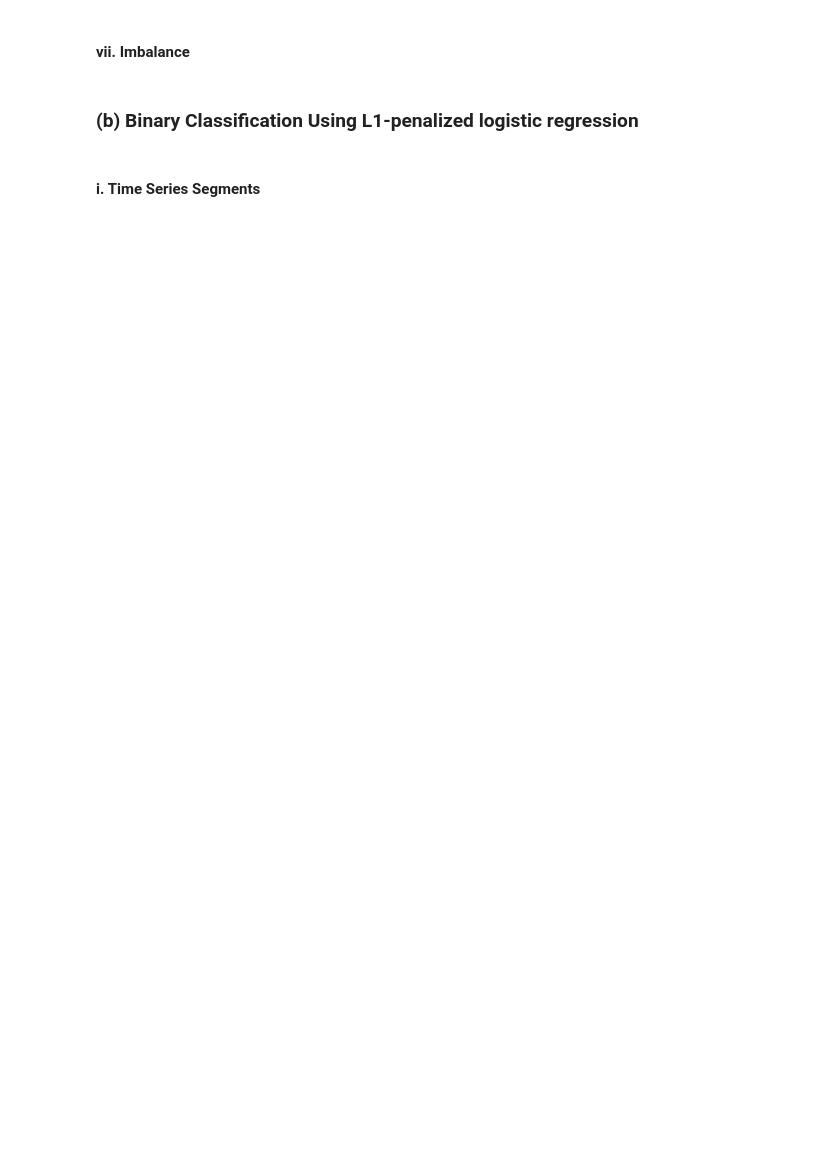
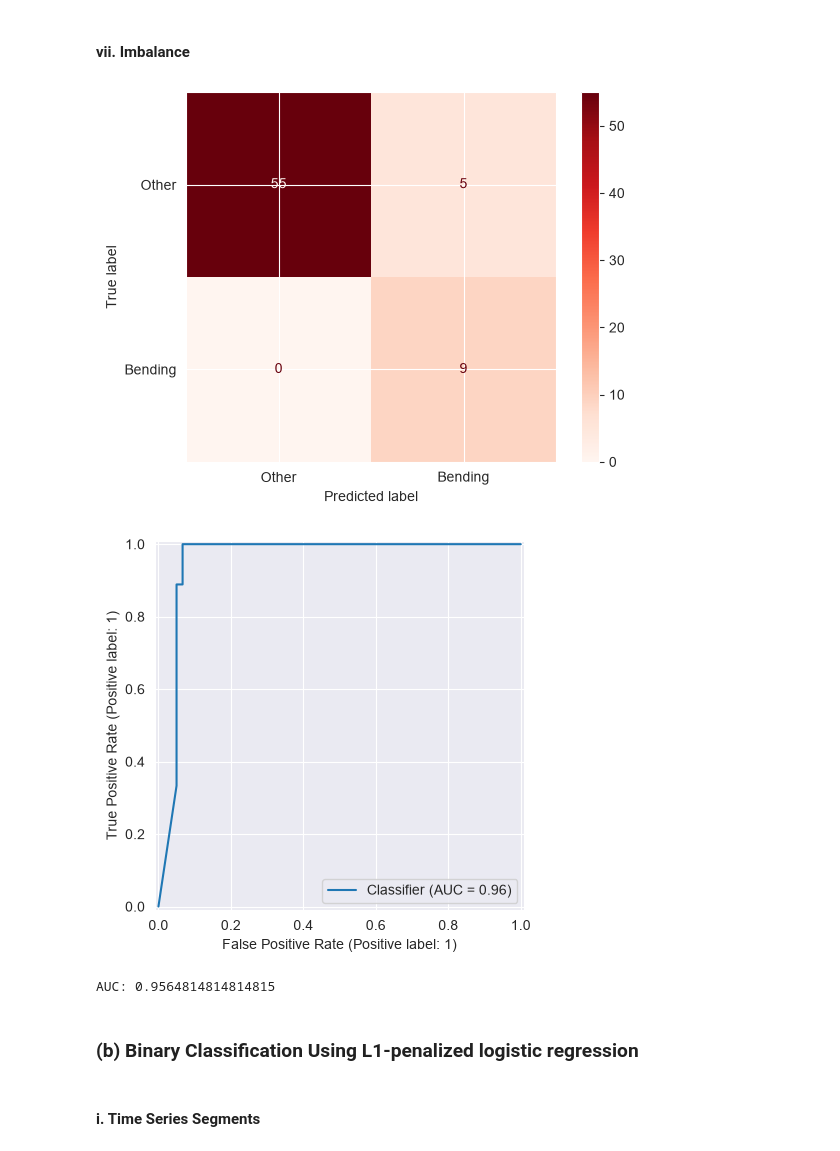
Before and after one commit to johncase17/DSCI552HW4, a Jupyter notebook: notebook/Case_John_HW4.ipynb, the cells around one changed output. Drawn from its saved outputs; the diff is of its cells as text; code cells hidden in the pictures; blank space fills up the shorter version.

```diff
--- a/notebook/Case_John_HW4.ipynb
+++ b/notebook/Case_John_HW4.ipynb
@@ -248,0 +411,9 @@ print(std_interval)
+# %%
+#Logistic regression and p-values
+filtered_cols = selector.get_feature_names_out()
+x_sm = sm.add_constant(sel_x[filtered_cols])
+log_reg = sm.Logit(sel_y, x_sm).fit()
+yhat = log_reg.predict(x_sm)
+prediction = list(map(round, yhat))
+b_p_params = pd.DataFrame({'p-values': log_reg.pvalues, 'Bi': log_reg.params})
+print('\n' + str(b_p_params))
@@ -253,5 +463,30 @@ print(std_interval)
 # %% [markdown]
 #### vii. Imbalance
+# %%
+#Classes are not balanced: train data ratio is 9:60
+min_class = sample['class'].value_counts().min()
+balanced_sample = sample.groupby('class').sample(n=min_class, random_state=42).reset_index(drop=True)
+bal_x = balanced_sample.drop(columns='class')[filtered_cols]
+bal_y = balanced_sample['class']
+reg.fit(bal_x, bal_y)
+reg.intercept_ = reg.intercept_ + math.log(min_class/60)
+
+#confusion matrix
+c_matrix= confusion_matrix(sel_y, reg.predict(sel_x[filtered_cols]))
+disp = ConfusionMatrixDisplay(confusion_matrix=c_matrix, display_labels=['Other', 'Bending'])
+disp.plot(cmap=plt.cm.Reds)
+plt.show()
+
+#ROC and AUC
+scores = reg.predict_proba(sel_x[filtered_cols])[:, 1]
+auc = roc_auc_score(sel_y, scores)
+RocCurveDisplay.from_predictions(sel_y, scores)
+plt.show()
+print('AUC: ' + str(auc))
+# %% [output]
+[figure, added]
+[figure, added]
+AUC: 0.9564814814814815
 # %% [markdown]
 ### (b) Binary Classification Using L1-penalized logistic regression
 # %% [markdown]
```
Also changed, not shown: parts of 25 cells of this notebook.
